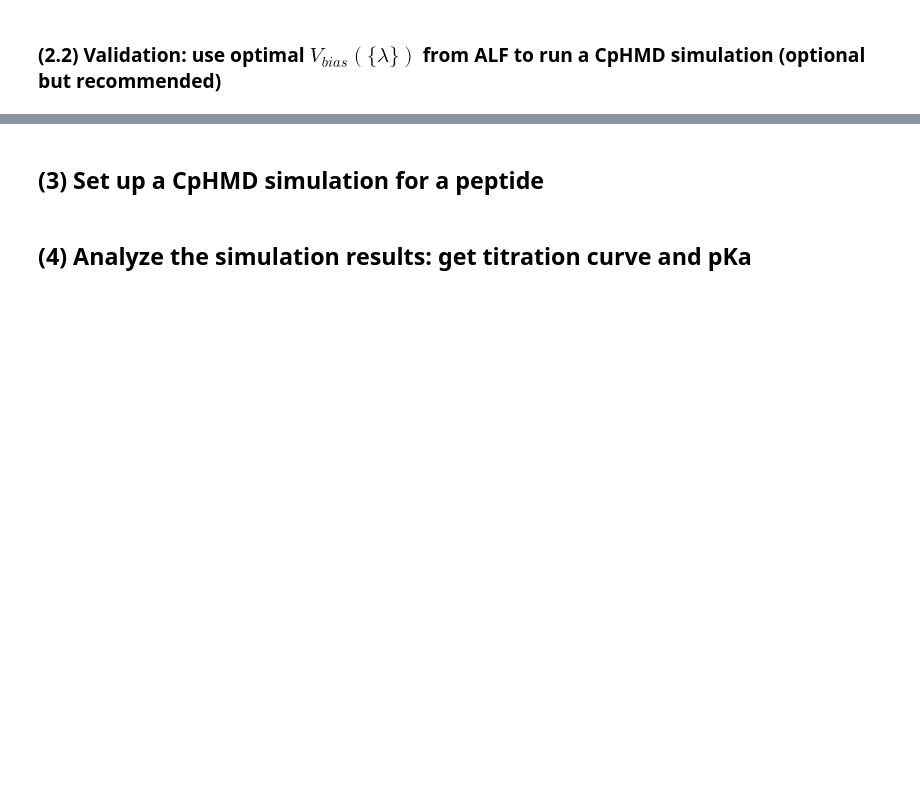
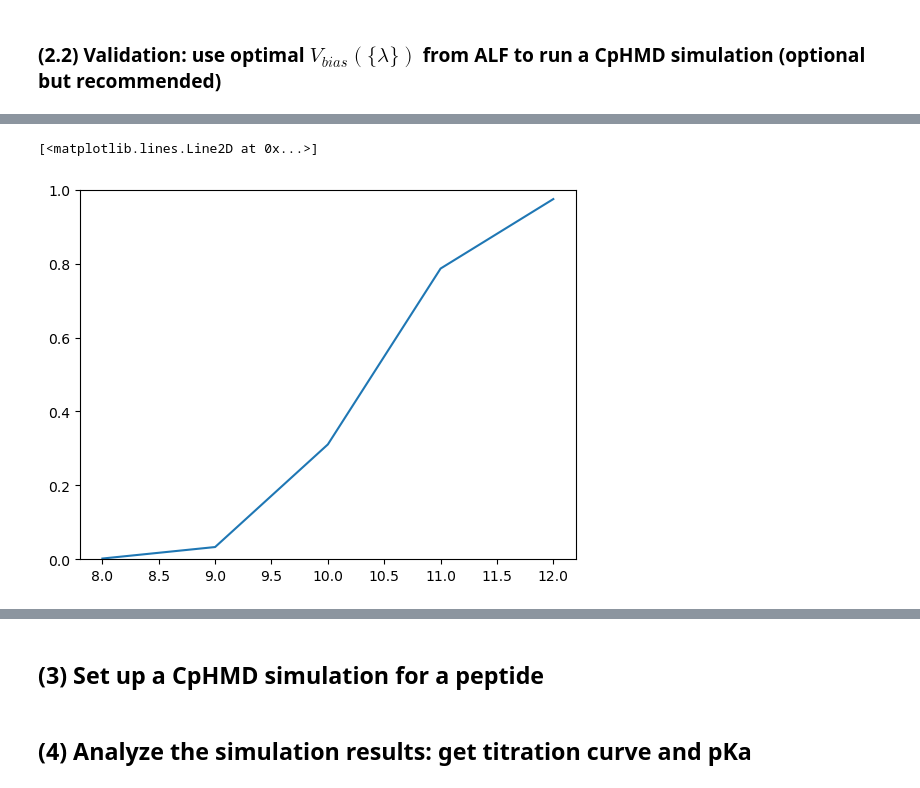
Before and after one commit to BrooksResearchGroup-UM/MSLD-Workshop, a Jupyter notebook: 7CpHMD/CpHMD.ipynb, the cells around one changed output, grey strips where cells are left out. Saved outputs shown, nothing was run; the diff lists cells and outputs as text; code cells hidden in the pictures; blank space fills up the shorter version.

```diff
--- a/7CpHMD/CpHMD.ipynb
+++ b/7CpHMD/CpHMD.ipynb
@@ -327,7 +327,7 @@ class setup_block:
                     else:
                         phtag=utag+' '+str(refpka[isub-1])
                     block_str+=f'      call {iblock} sele {sele_name} end\n'
-                    ldin_str+='      ldin {} {:.4f}  0.0  12.0  {:7.2f}  5.0\n'.format(iblock,1/nsubs[isite],self.Gbias.loc[f'lams{isite+1}s{isub+1}','value'])
+                    ldin_str+='      ldin {} {:.4f}  0.0  12.0  {:7.2f}  5.0  {}\n'.format(iblock,1/nsubs[isite],self.Gbias.loc[f'lams{isite+1}s{isub+1}','value'],phtag)
 
                     msld_str+=f'{isite+1} '
                     iblock+=1
@@ -924,0 +1048,5 @@ for run in range(first_run,last_run+1):
+# %%
+for pH in [8,9,10,11,12]:
+    for itt in range(1,2):
+        if not os.path.exists(f'{wrk_dir}/ph{pH}/pdb/prod{itt}.pdb'):
+            run_cphmd(pH,f'{wrk_dir}/variables/var-run67.txt',itt)
@@ -924,0 +1071,38 @@ for run in range(first_run,last_run+1):
+# %%
+from alf.GetLambda import GetLambda
+
+pH_list=[8,9,10,11,12]
+S_list=[]
+
+for pH in pH_list:
+    fnmsin=[]
+    for itt in range(1,2):
+        fnmsin.append(f'{wrk_dir}/ph{pH}/res/{name}_prod{itt}.lmd')
+    fnmout=f'{wrk_dir}/ph{pH}/res/lmd.dat'
+    GetLambda(alf_info,fnmout,fnmsin)
+    lmd=np.loadtxt(fnmout)
+
+    cutoff=0.99
+
+    AA=comp[0:3].upper()
+    if AA=='ASP' or AA=='GLU':
+       P_u=np.sum(lmd[:,0]>cutoff)
+       P_p=np.sum(lmd[:,1]>cutoff)
+       if nsubs[0]==3:
+          P_p=P_p+np.sum(lmd[:,2]>cutoff)
+    elif AA=='LYS' or AA=='HSD' or AA=='HSE' or AA=='HSP':
+       P_p=np.sum(lmd[:,0]>cutoff)
+       P_u=np.sum(lmd[:,1]>cutoff)
+       if nsubs[0]==3:
+          P_u=P_u+np.sum(lmd[:,2]>cutoff)
+
+    S=float(P_u)/float((P_u+P_p))
+    S_list.append(S)
+    np.savetxt(f'{wrk_dir}/ph{pH}/res/S.dat',np.array([S]))
+# %%
+import matplotlib.pyplot as plt
+plt.ylim(0,1)
+plt.plot(pH_list,S_list)
+# %% [output]
+[<matplotlib.lines.Line2D at 0x...>]
+[figure, added]
```
Also changed, not shown: parts of 12 cells of this notebook.
